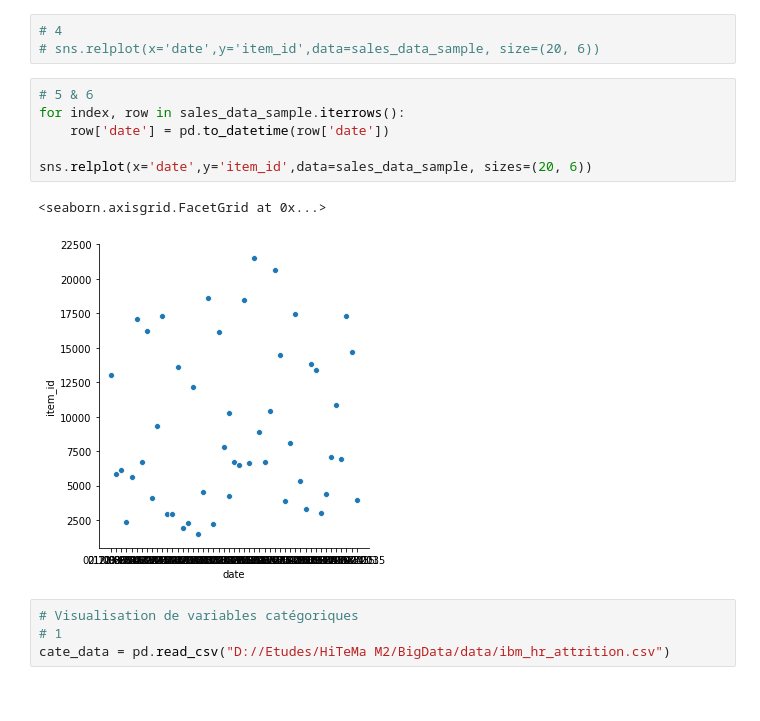
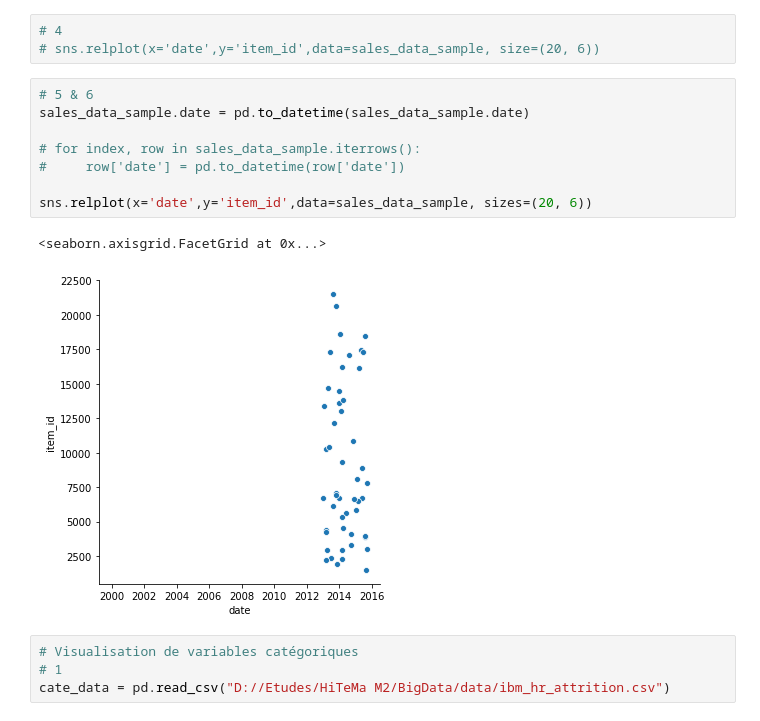
Before and after one commit to syvtoto/BigData, a Jupyter notebook: BigData_20-04.ipynb, the cells around one changed output. Saved outputs shown, nothing was run; the diff lists cells and outputs as text.

```diff
--- a/BigData_20-04.ipynb
+++ b/BigData_20-04.ipynb
@@ -118,13 +118,15 @@ sales_data_sample
 # sns.relplot(x='date',y='item_id',data=sales_data_sample, size=(20, 6))
 # %%
 # 5 & 6
-for index, row in sales_data_sample.iterrows():
-    row['date'] = pd.to_datetime(row['date'])
+sales_data_sample.date = pd.to_datetime(sales_data_sample.date)
+
+# for index, row in sales_data_sample.iterrows():
+#     row['date'] = pd.to_datetime(row['date'])
 
 sns.relplot(x='date',y='item_id',data=sales_data_sample, sizes=(20, 6))
 # %% [output]
 <seaborn.axisgrid.FacetGrid at 0x...>
-[figure, old version]
+[figure, new version]
 # %%
 # Visualisation de variables catégoriques
 # 1
```
